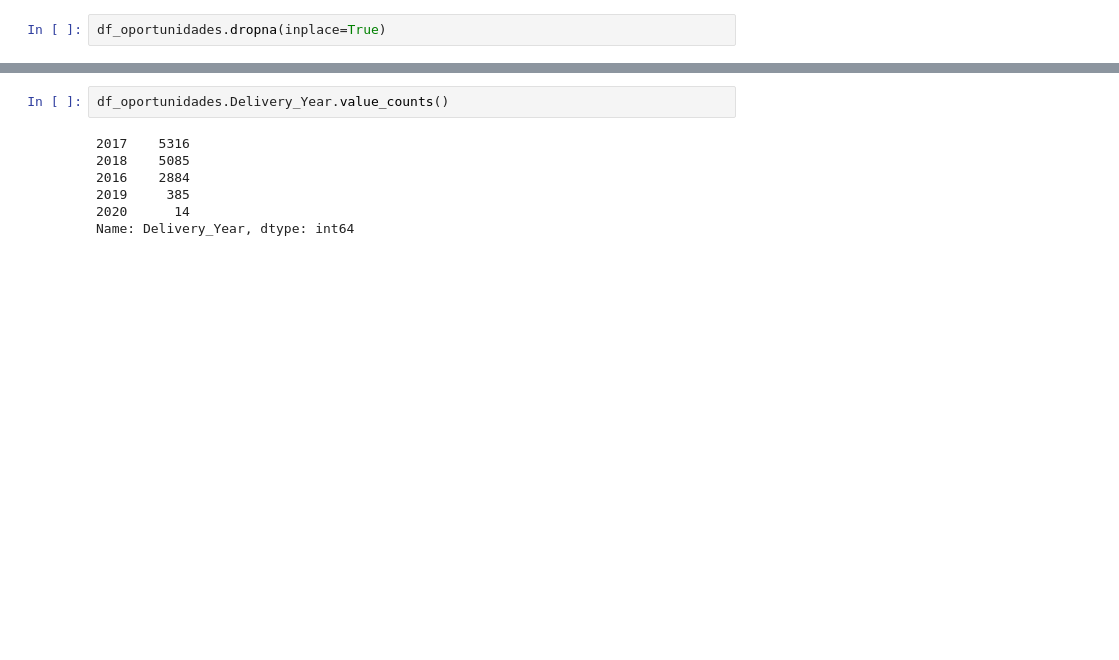
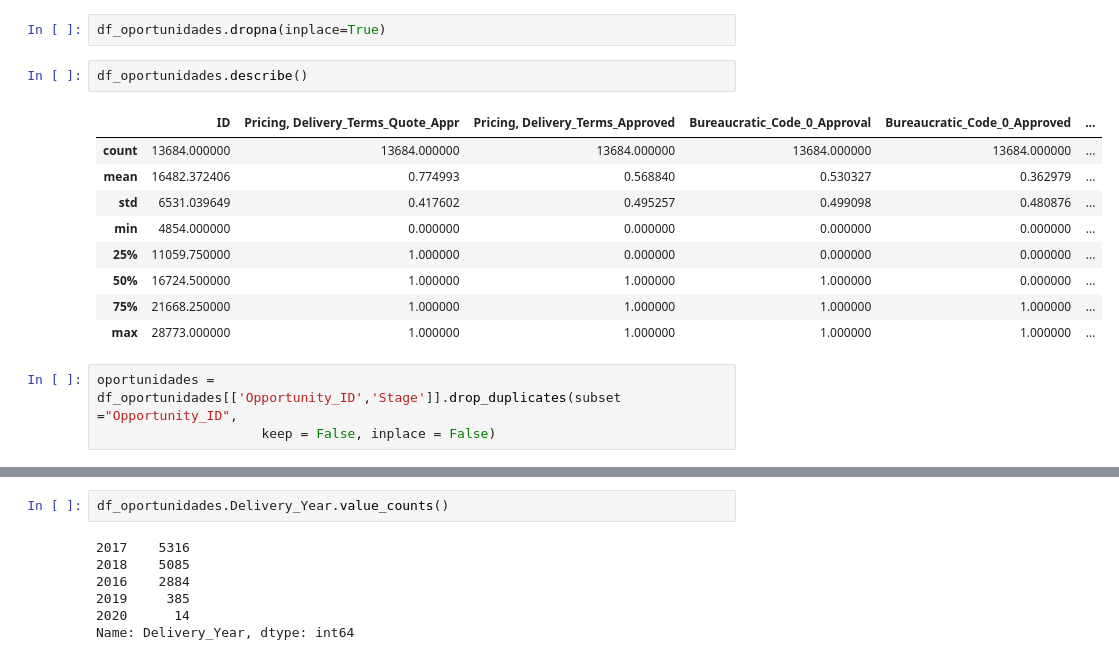
Before and after one commit to faristegui/tpdatos-2c-2020, a Jupyter notebook: TP1-Facundo.ipynb, the cells around one changed output, grey strips where cells are left out. Saved outputs shown, nothing was run; the diff lists cells and outputs as text; blank space fills up the shorter version.

```diff
--- a/TP1-Facundo.ipynb
+++ b/TP1-Facundo.ipynb
@@ -7,2 +50,17 @@ df_oportunidades = pd.read_csv('data/Entrenamieto_ECI_2020.csv')
 # %%
 df_oportunidades.dropna(inplace=True)
+# %%
+df_oportunidades.describe()
+# %% [output]
+|  | ID | Pricing, Delivery_Terms_Quote_Appr | Pricing, Delivery_Terms_Approved | Bureaucratic_Code_0_Approval | Bureaucratic_Code_0_Approved | ... |
+| count | 13684.000000 | 13684.000000 | 13684.000000 | 13684.000000 | 13684.000000 | ... |
+| mean | 16482.372406 | 0.774993 | 0.568840 | 0.530327 | 0.362979 | ... |
+| std | 6531.039649 | 0.417602 | 0.495257 | 0.499098 | 0.480876 | ... |
+| min | 4854.000000 | 0.000000 | 0.000000 | 0.000000 | 0.000000 | ... |
+| 25% | 11059.750000 | 1.000000 | 0.000000 | 0.000000 | 0.000000 | ... |
+| 50% | 16724.500000 | 1.000000 | 1.000000 | 1.000000 | 0.000000 | ... |
+| 75% | 21668.250000 | 1.000000 | 1.000000 | 1.000000 | 1.000000 | ... |
+| max | 28773.000000 | 1.000000 | 1.000000 | 1.000000 | 1.000000 | ... |
+# %%
+oportunidades = df_oportunidades[['Opportunity_ID','Stage']].drop_duplicates(subset ="Opportunity_ID",
+                     keep = False, inplace = False)
```
Also changed, not shown: parts of 9 cells of this notebook, 1 other file.
